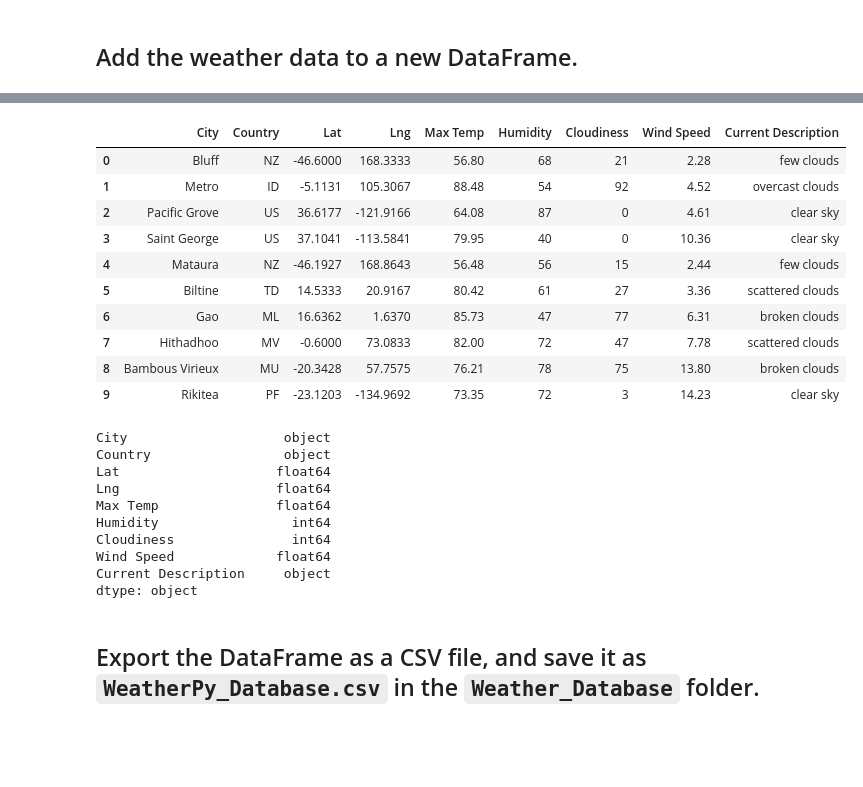
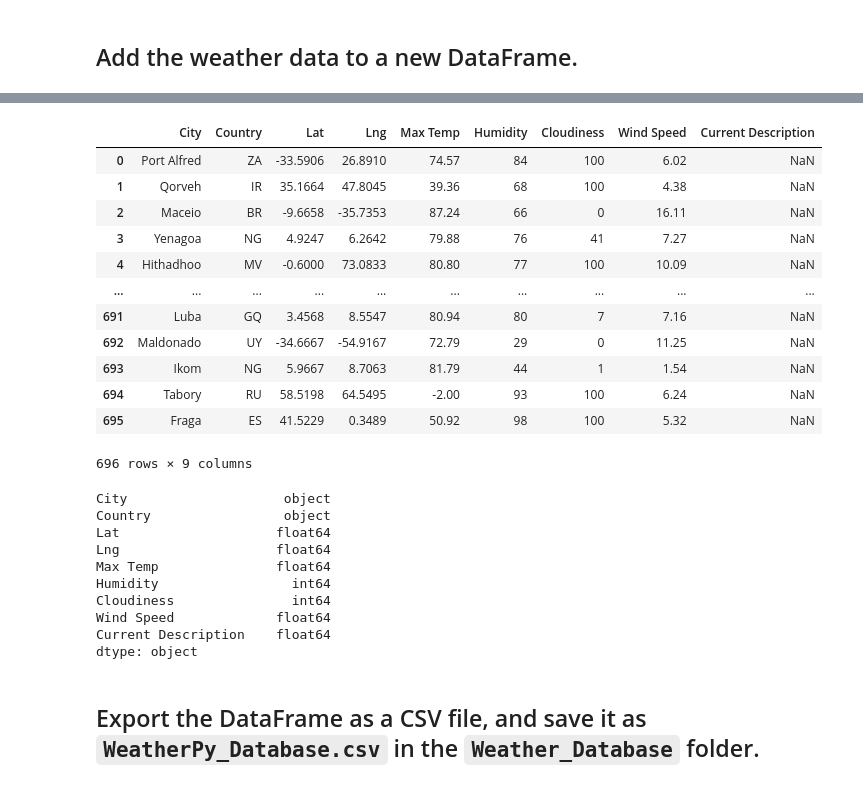
Before and after one commit to motoroid/API_Weather_Database, a Jupyter notebook: weather_database/Weather_Database.ipynb, the cells around one changed output, grey strips where cells are left out. Cells and saved outputs as stored; diff of their text form; code cells hidden in the pictures; blank space fills up the shorter version.

```diff
--- a/weather_database/Weather_Database.ipynb
+++ b/weather_database/Weather_Database.ipynb
@@ -216,28 +216,31 @@ Index(['City', 'Lat', 'Lng', 'Max Temp', 'Current Description', 'Humidity',
 # %%
 # Create a list to reorder the column names as follows:
 # "City", "Country", "Lat", "Lng", "Max Temp", "Humidity",  "Cloudiness", "Wind Speed",  "Current Description"
-# YOUR CODE HERE
+columns_reorder=["City", "Country", "Lat", "Lng", "Max Temp", "Humidity",  "Cloudiness", "Wind Speed",  "Current Description"]
+
 
 # Recreate the DataFrame by using the new column order
-# YOUR CODE HERE
+city_data_reorder = city_data_df.reindex(columns=columns_reorder)
 
 # Display sample data
-# YOUR CODE HERE
+city_data_reorder
 # %% [output]
 |  | City | Country | Lat | Lng | Max Temp | Humidity | Cloudiness | Wind Speed | Current Description |
-| 0 | Bluff | NZ | -46.6000 | 168.3333 | 56.80 | 68 | 21 | 2.28 | few clouds |
-| 1 | Metro | ID | -5.1131 | 105.3067 | 88.48 | 54 | 92 | 4.52 | overcast clouds |
-| 2 | Pacific Grove | US | 36.6177 | -121.9166 | 64.08 | 87 | 0 | 4.61 | clear sky |
-| 3 | Saint George | US | 37.1041 | -113.5841 | 79.95 | 40 | 0 | 10.36 | clear sky |
-| 4 | Mataura | NZ | -46.1927 | 168.8643 | 56.48 | 56 | 15 | 2.44 | few clouds |
-| 5 | Biltine | TD | 14.5333 | 20.9167 | 80.42 | 61 | 27 | 3.36 | scattered clouds |
-| 6 | Gao | ML | 16.6362 | 1.6370 | 85.73 | 47 | 77 | 6.31 | broken clouds |
-| 7 | Hithadhoo | MV | -0.6000 | 73.0833 | 82.00 | 72 | 47 | 7.78 | scattered clouds |
-| 8 | Bambous Virieux | MU | -20.3428 | 57.7575 | 76.21 | 78 | 75 | 13.80 | broken clouds |
-| 9 | Rikitea | PF | -23.1203 | -134.9692 | 73.35 | 72 | 3 | 14.23 | clear sky |
+| 0 | Port Alfred | ZA | -33.5906 | 26.8910 | 74.57 | 84 | 100 | 6.02 | NaN |
+| 1 | Qorveh | IR | 35.1664 | 47.8045 | 39.36 | 68 | 100 | 4.38 | NaN |
+| 2 | Maceio | BR | -9.6658 | -35.7353 | 87.24 | 66 | 0 | 16.11 | NaN |
+| 3 | Yenagoa | NG | 4.9247 | 6.2642 | 79.88 | 76 | 41 | 7.27 | NaN |
+| 4 | Hithadhoo | MV | -0.6000 | 73.0833 | 80.80 | 77 | 100 | 10.09 | NaN |
+| ... | ... | ... | ... | ... | ... | ... | ... | ... | ... |
+| 691 | Luba | GQ | 3.4568 | 8.5547 | 80.94 | 80 | 7 | 7.16 | NaN |
+| 692 | Maldonado | UY | -34.6667 | -54.9167 | 72.79 | 29 | 0 | 11.25 | NaN |
+| 693 | Ikom | NG | 5.9667 | 8.7063 | 81.79 | 44 | 1 | 1.54 | NaN |
+| 694 | Tabory | RU | 58.5198 | 64.5495 | -2.00 | 93 | 100 | 6.24 | NaN |
+| 695 | Fraga | ES | 41.5229 | 0.3489 | 50.92 | 98 | 100 | 5.32 | NaN |
+696 rows × 9 columns
 # %%
 # Display the data types of each column by using the dtypes Pandas function
-# YOUR CODE HERE
+city_data_reorder.dtypes
 # %% [output]
 City                    object
 Country                 object
@@ -247,7 +250,7 @@ Max Temp               float64
 Humidity                 int64
 Cloudiness               int64
 Wind Speed             float64
-Current Description     object
+Current Description    float64
 dtype: object
 # %% [markdown]
 ## Export the DataFrame as a CSV file, and save it as `WeatherPy_Database.csv` in the `Weather_Database` folder.
```
Also changed, not shown: parts of 5 cells of this notebook, 1 other file.
